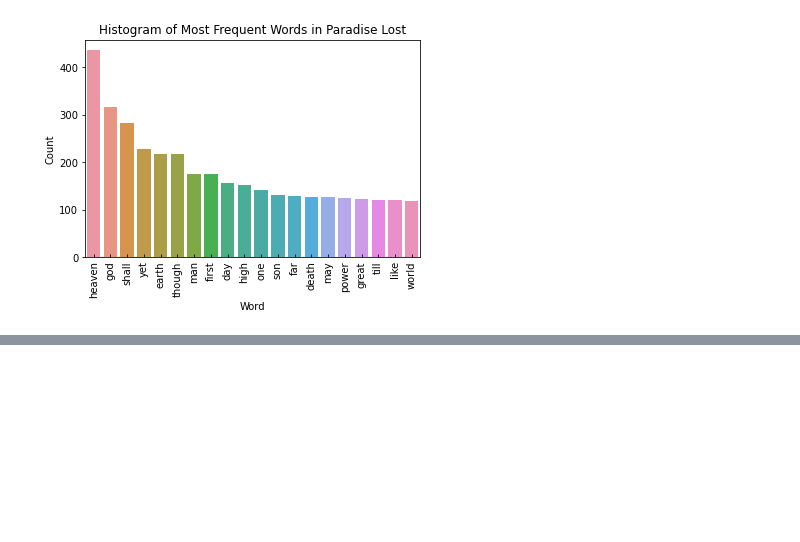
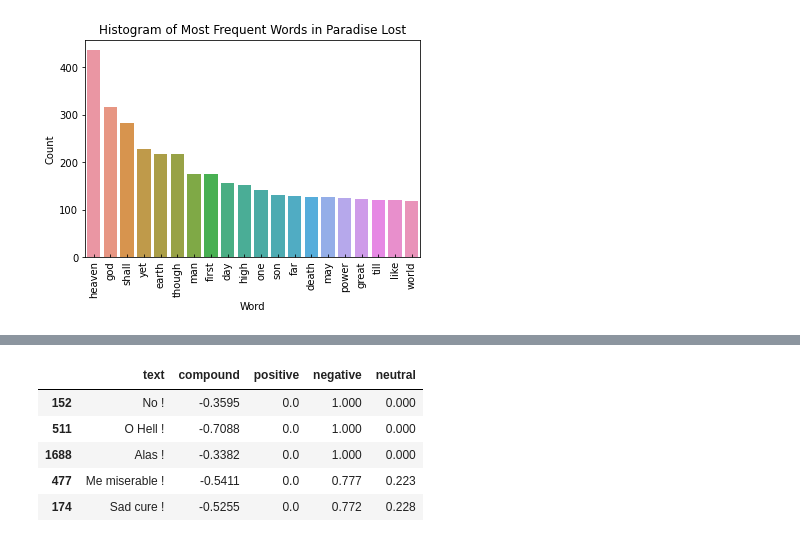
Before and after one commit to britt-emm/Homework, a Jupyter notebook: Week_20/Week20HW.ipynb, the cells around one changed output, grey strips where cells are left out. Cells and saved outputs as stored; diff of their text form; code cells hidden in the pictures; blank space fills up the shorter version.

```diff
--- a/Week_20/Week20HW.ipynb
+++ b/Week_20/Week20HW.ipynb
@@ -245,0 +235,9 @@ AttributeError: 'list' object has no attribute 'encode'
+# %%
+sentiment_df.sort_values('negative', ascending=False).head()
+# %% [output]
+|  | text | compound | positive | negative | neutral |
+| 152 | No ! | -0.3595 | 0.0 | 1.000 | 0.000 |
+| 511 | O Hell ! | -0.7088 | 0.0 | 1.000 | 0.000 |
+| 1688 | Alas ! | -0.3382 | 0.0 | 1.000 | 0.000 |
+| 477 | Me miserable ! | -0.5411 | 0.0 | 0.777 | 0.223 |
+| 174 | Sad cure ! | -0.5255 | 0.0 | 0.772 | 0.228 |
```
Also changed, not shown: parts of 14 cells of this notebook, 8 other files.
